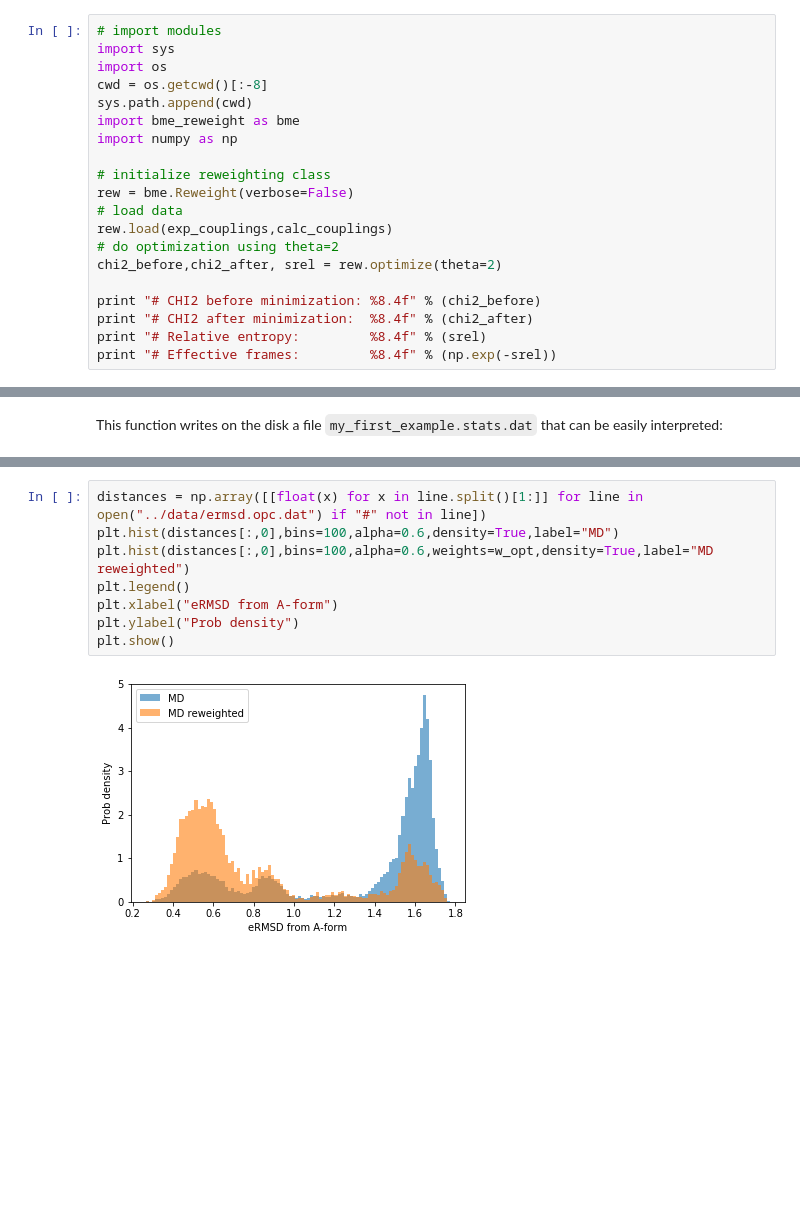
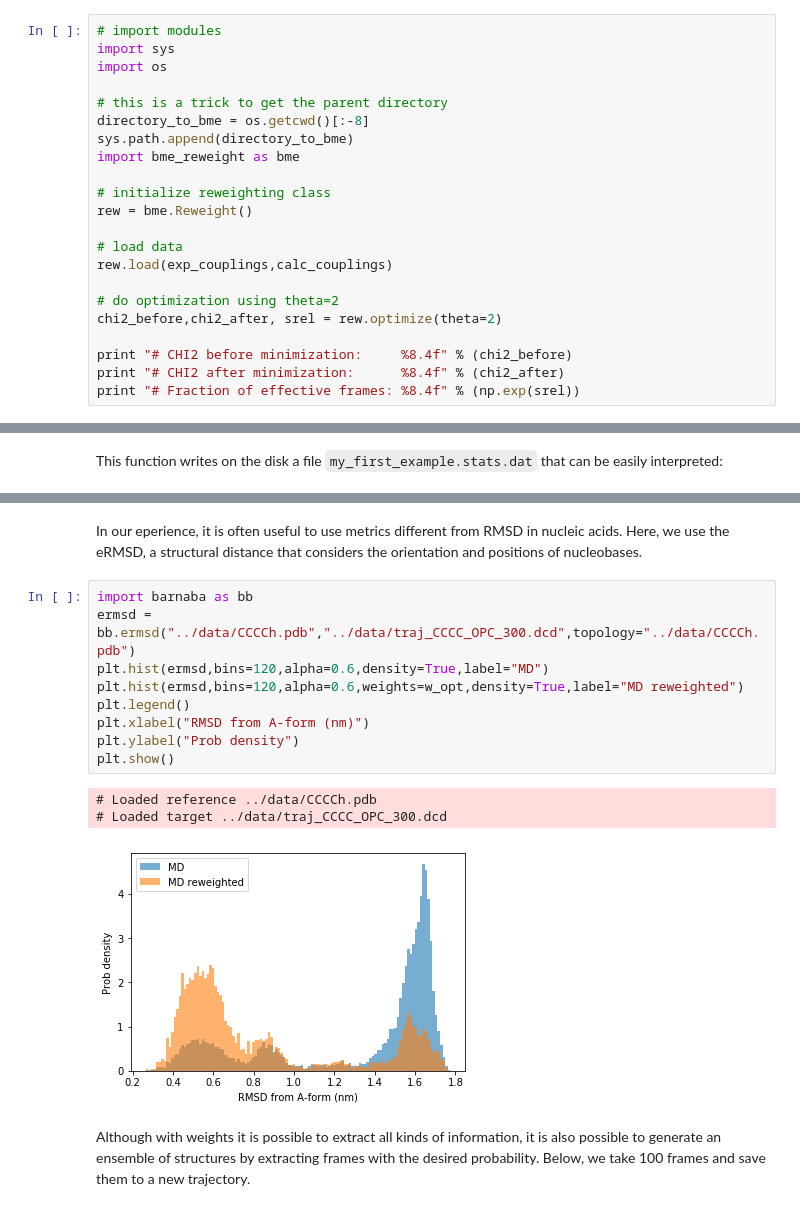
Before and after one commit to KULL-Centre/BME, a Jupyter notebook: notebook/BME_01.ipynb, the cells around one changed output, grey strips where cells are left out. Saved outputs shown, nothing was run; the diff lists cells and outputs as text; blank space fills up the shorter version.

```diff
--- a/notebook/BME_01.ipynb
+++ b/notebook/BME_01.ipynb
@@ -94,20 +131,22 @@ Here, we show how to initialize the reweighting class, how to load the data and
 # import modules
 import sys
 import os
-cwd = os.getcwd()[:-8]
-sys.path.append(cwd)
+
+# this is a trick to get the parent directory
+directory_to_bme = os.getcwd()[:-8]
+sys.path.append(directory_to_bme)
 import bme_reweight as bme
-import numpy as np
 
 # initialize reweighting class
-rew = bme.Reweight(verbose=False)
+rew = bme.Reweight()
+
 # load data
 rew.load(exp_couplings,calc_couplings)
+
 # do optimization using theta=2
 chi2_before,chi2_after, srel = rew.optimize(theta=2)
 
-print "# CHI2 before minimization: %8.4f" % (chi2_before)
-print "# CHI2 after minimization:  %8.4f" % (chi2_after)
-print "# Relative entropy:         %8.4f" % (srel)
-print "# Effective frames:         %8.4f" % (np.exp(-srel))
+print "# CHI2 before minimization:     %8.4f" % (chi2_before)
+print "# CHI2 after minimization:      %8.4f" % (chi2_after)
+print "# Fraction of effective frames: %8.4f" % (np.exp(srel))
 # %% [output]
@@ -181,10 +395,17 @@ We are now ready to look at what the weights means. This is very easy to do now
+# %% [markdown]
+In our eperience, it is often useful to use metrics different from RMSD in nucleic acids. Here, we use the eRMSD, a structural distance that considers the orientation and positions of nucleobases.
 # %%
-distances = np.array([[float(x) for x in line.split()[1:]] for line in open("../data/ermsd.opc.dat") if "#" not in line])
-plt.hist(distances[:,0],bins=100,alpha=0.6,density=True,label="MD")
-plt.hist(distances[:,0],bins=100,alpha=0.6,weights=w_opt,density=True,label="MD reweighted")
+import barnaba as bb
+ermsd = bb.ermsd("../data/CCCCh.pdb","../data/traj_CCCC_OPC_300.dcd",topology="../data/CCCCh.pdb")
+plt.hist(ermsd,bins=120,alpha=0.6,density=True,label="MD")
+plt.hist(ermsd,bins=120,alpha=0.6,weights=w_opt,density=True,label="MD reweighted")
 plt.legend()
-plt.xlabel("eRMSD from A-form")
+plt.xlabel("RMSD from A-form (nm)")
 plt.ylabel("Prob density")
 plt.show()
 # %% [output]
+# Loaded reference ../data/CCCCh.pdb
+# Loaded target ../data/traj_CCCC_OPC_300.dcd
-[figure, old version]
+[figure, new version]
+# %% [markdown]
+Although with weights it is possible to extract all kinds of information, it is also possible to generate an ensemble of structures by extracting frames with the desired probability. Below, we take 100 frames and save them to a new trajectory.
```
Also changed, not shown: parts of 40 cells of this notebook, 1 other file.
